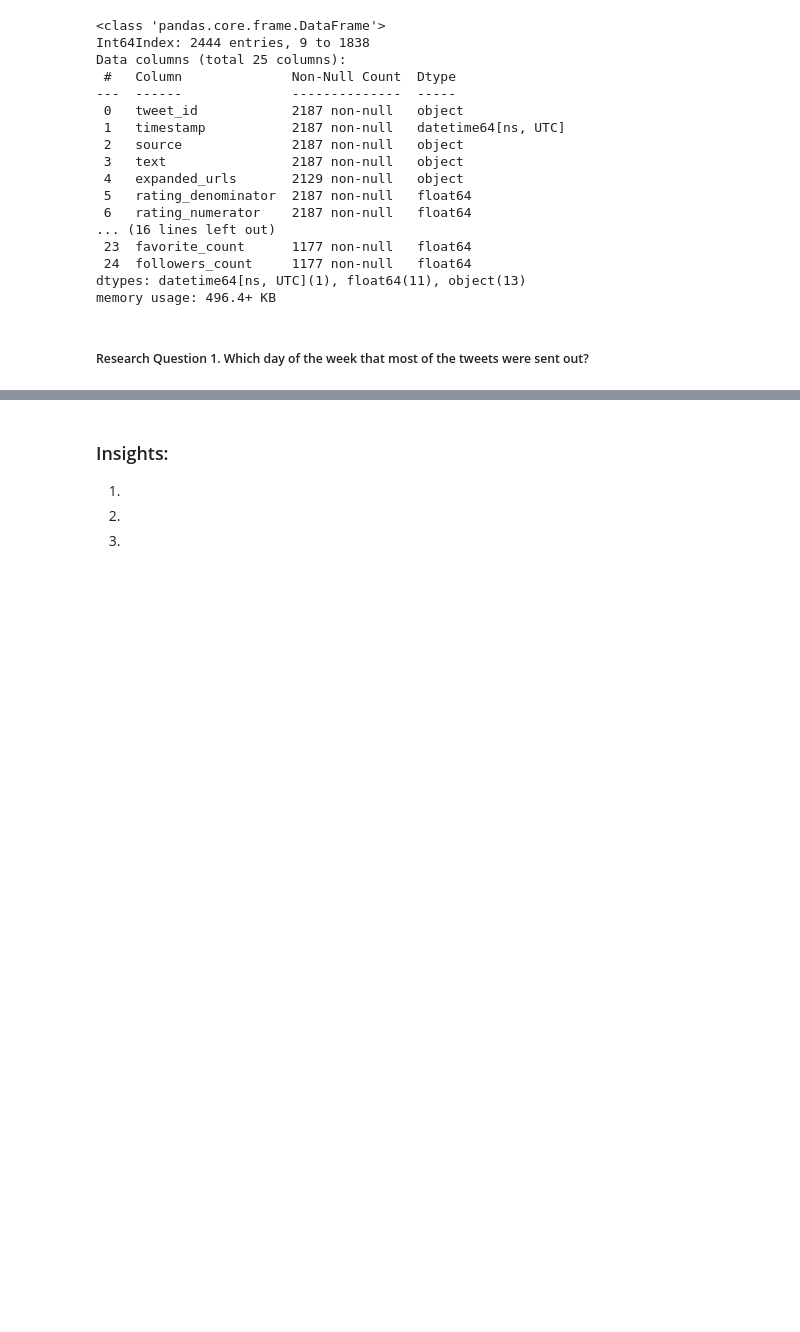
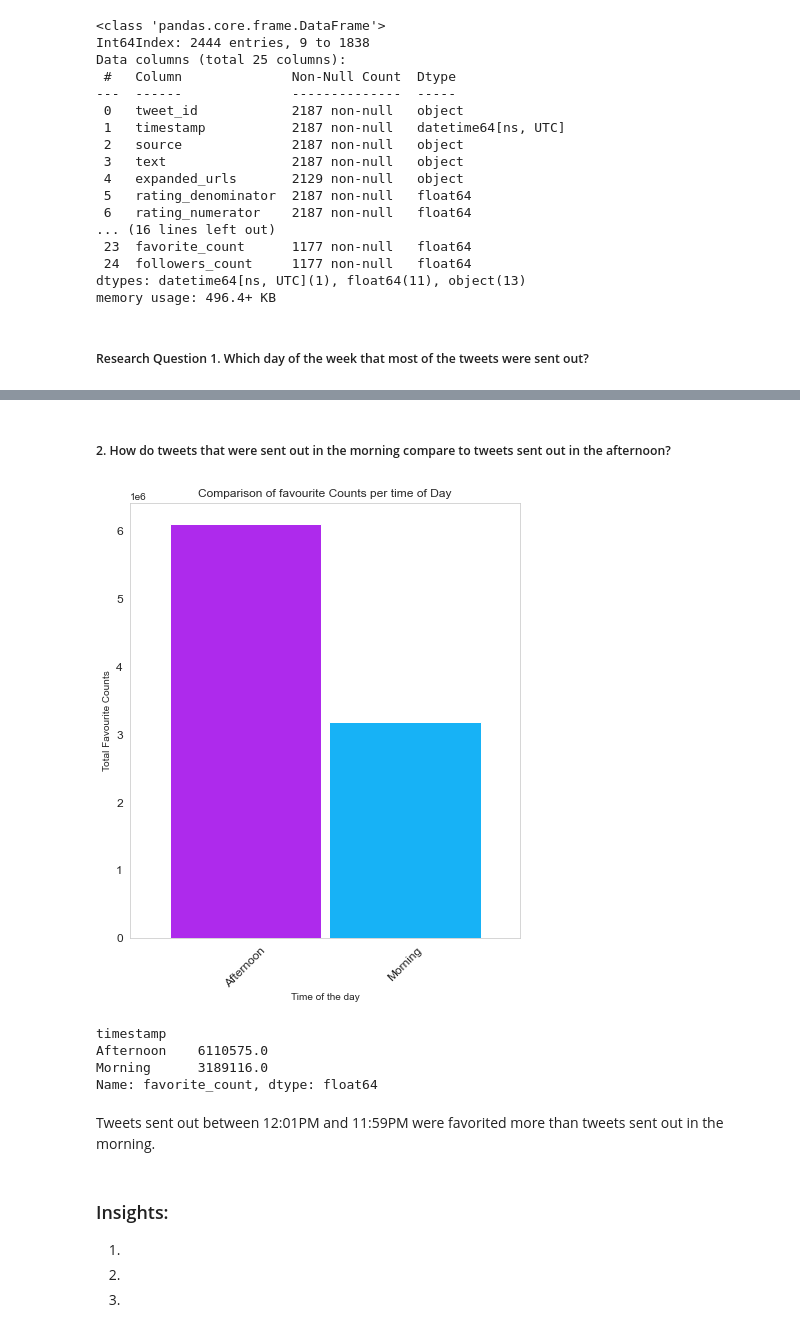
Before and after one commit to zadmainda/WeRateDogs-Data-Analysis, a Jupyter notebook: wrangle_act.ipynb, the cells around one changed output, grey strips where cells are left out. Drawn from its saved outputs; the diff is of its cells as text; code cells hidden in the pictures; blank space fills up the shorter version.

```diff
--- a/wrangle_act.ipynb
+++ b/wrangle_act.ipynb
@@ -802,3 +858,35 @@ twitter_archive_master[twitter_archive_master['rating_denominator'].isnull()]
+# %% [markdown]
+##### 2. How do tweets that were sent out in the morning compare to tweets sent out in the afternoon?
+# %%
+#group timestamp column into 'Morning' and 'Afternoon'
+
+time_diff = twitter_archive_master['favorite_count' ].groupby(twitter_archive_master['timestamp'].dt.hour <=12).sum().rename(
+    {True: 'Morning', False: 'Afternoon'})
+# %%
+#Plot bar chart to visualize the time_diff findings
+
+plt.figure(figsize = (7,8))
+time_diff_bar= time_diff.plot.bar(xlabel='Time of the day',
+                                  color=['#AE2AEC', '#17B2F6'],
+                                  ylabel='Total Favourite Counts',
+                                  title = 'Comparison of favourite Counts per time of Day',
+                                  rot=45,
+                                  fontsize=12,
+                                  width=0.95,
+                                  grid=False
+
+                             )
+# %% [output]
+[figure, added]
+# %%
+time_diff
+# %% [output]
+timestamp
+Afternoon    6110575.0
+Morning      3189116.0
+Name: favorite_count, dtype: float64
+# %% [markdown]
+Tweets sent out between 12:01PM and 11:59PM were favorited more than tweets sent out in the morning.
 # %% [markdown]
 ### Insights:
 1.
```
Also changed, not shown: parts of 26 cells of this notebook, 1 other file.
